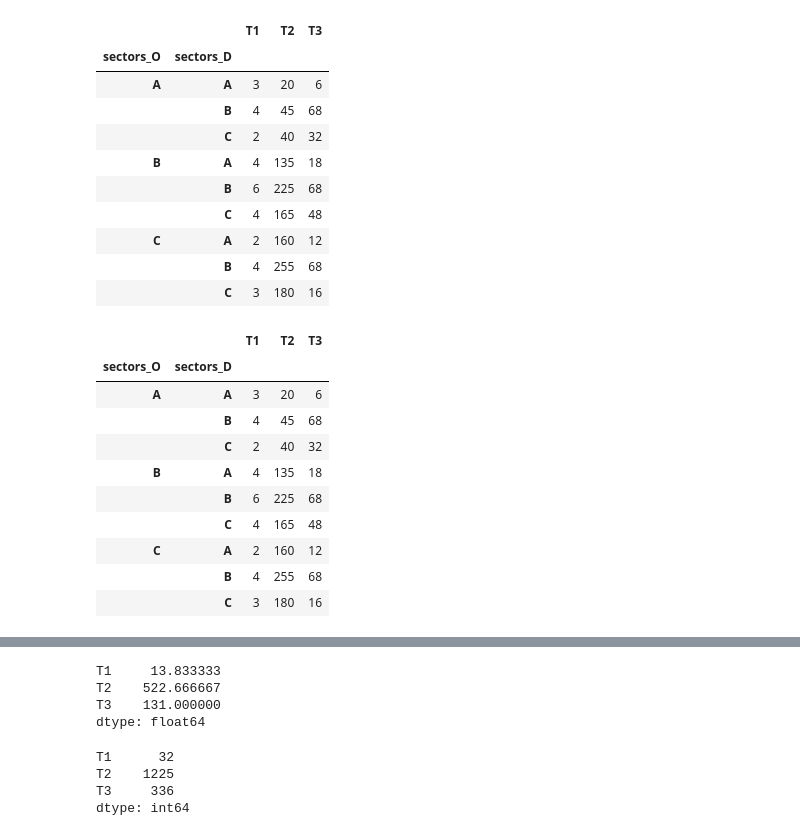
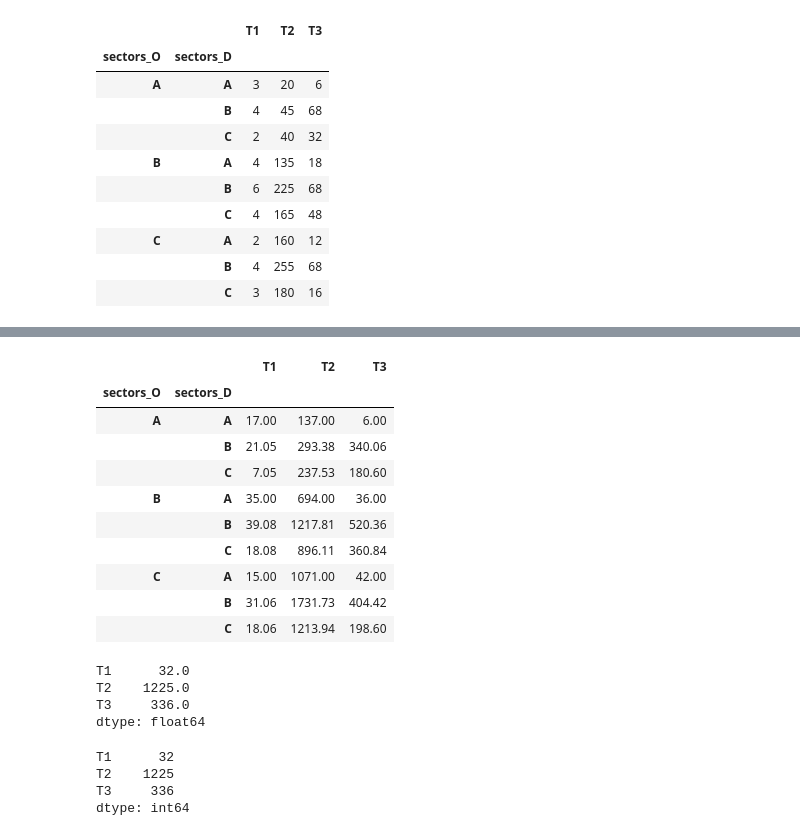
Before and after one commit to jabellcu/TPlanning_matrices, a Jupyter notebook: Matrix.ipynb, the cells around one changed output, grey strips where cells are left out. Saved outputs shown, nothing was run; the diff lists cells and outputs as text; code cells hidden in the pictures.

Commit message:
Refine rezone
rezone works for disaggregation
some additional example

```diff
--- a/Matrix.ipynb
+++ b/Matrix.ipynb
@@ -95,36 +91,39 @@ class Matrix(pd.DataFrame):
         '''Returns matrix as a tradicional 2D matrix.'''
         return self.to_panel()
 
+    #TODO:
+    @staticmethod
+    def from_panel(panel):
+        ...
+
     def rezone(self, mapping: pd.DataFrame, mapping_cols=['old', 'new'],
                weight_cols=None, calculate_proportions=True,
-               min_weight=0.00000001, check_output_tolerance=0.01):
+               min_weight=0.00000001) -> Matrix:
         '''Changes the zoning system based on mapping.
         A mapping is a correspondence between old zones and new zones.
 
            weights - ['Owght', 'Dwght'] to use for zone disaggregation
            calculate_proportions - if True, weight proportions will be
                calculated and applied
-           min_weight - value for weights with value zero
-           check_output_tolerance - will raise an error if the rezoned
-               matrix does not have totals similar to self'''
+           min_weight - value for weights with value zero'''
 
         if weight_cols:
 
             if len(weight_cols)!=2:
                 raise ValueError("weight_cols must be as in ['Owght', 'Dwght']")
 
+            Owght, Dwght = weight_cols
+
             #cap to min_weight
-            mapping = mapping[mapping_cols + weight_cols].copy()
-            for col in set(weight_cols):
-                mapping.loc[mapping[col] < min_weight, col] = min_weight
-
-            Owght, Dwght = weight_cols
-            Omap = mapping[mapping_cols + [Owght]].copy()
-            Dmap = mapping[mapping_cols + [Dwght]].copy()
+            Omap = mapping[mapping_cols].copy()
+            Omap[Owght] = mapping[Owght].where(mapping[Owght] > min_weight, min_weight)
+            Dmap = mapping[mapping_cols].copy()
+            Dmap[Dwght] = mapping[Dwght].where(mapping[Dwght] > min_weight, min_weight)
 
             if calculate_proportions:
+                #proportions always respect 'old' mapping column
                 Omap[Owght] = Omap.groupby(mapping_cols[0])[Owght].apply(lambda x: (x/x.sum()))
-                Dmap[Dwght] = Dmap.groupby(mapping_cols[1])[Dwght].apply(lambda x: (x/x.sum()))
+                Dmap[Dwght] = Dmap.groupby(mapping_cols[0])[Dwght].apply(lambda x: (x/x.sum()))
         else:
             Omap = mapping.reset_index()[mapping_cols]
             Dmap = Omap
@@ -142,7 +141,6 @@ class Matrix(pd.DataFrame):
 
             for col in self:
                 mat[col] = mat[col] * mat[Owght] * mat[Dwght]
-                #TODO: proportions are not applied correctly
 
         NewODnames = ['{}{}'.format(mapping_cols[1],s) for s in suffixes]
 
@@ -152,10 +150,8 @@ class Matrix(pd.DataFrame):
         mat = mat.groupby(NewODnames).sum()
         mat = Matrix(mat)
 
-        if check_output_tolerance:
-            if not all(abs(1-y/x) < check_output_tolerance
-                   for x,y in zip(self.TOTALS, mat.TOTALS)):
-                raise ValueError("rezone failed. New matrix does not have the same totals.")
+        if not all(x==y for x,y in zip(self.TOTALS, mat.TOTALS)):
+            print("WARNING: rezoned matrix does not preserve the matrix totals.")
 
         return mat
 
@@ -176,6 +172,11 @@ class Matrix(pd.DataFrame):
         '''Returns a submatrix with the origins and destinations specified in zoning'''
         zoning_intersect = self.index.intersection(zoning)
         return self.reindex(zoning_intersect)
+
+    #TODO
+    @staticmethod
+    def read_EMME(file):
+        ...
 # %%
 mat = Matrix(m)
 mat
@@ -259,7 +260,7 @@ mapping = pd.DataFrame({
         'sectors': 'A B A B B B C C C'.split(),
         'zones':   [1,2,2,3,4,5,6,7,5],
         'Val1':    [1,4,4,2,1,3,1,4,2],
-        'Val2':    [3,0,1,2,1,3,3,1,0]
+        'Val2':    [3,0.01,1,2,1,3,3,1,0.01]
     })
 # %%
 mat.rezone(basicmapping, ['zones', 'sectors'])
@@ -275,21 +276,7 @@ mat.rezone(basicmapping, ['zones', 'sectors'])
 | C | A | 2 | 160 | 12 |
 |  | B | 4 | 255 | 68 |
 |  | C | 3 | 180 | 16 |
-# %%
-mat.rezone(basicmapping, ['zones', 'sectors'])
-# %% [output]
-|  |  | T1 | T2 | T3 |
-| sectors_O | sectors_D |  |  |  |
-| A | A | 3 | 20 | 6 |
-|  | B | 4 | 45 | 68 |
-|  | C | 2 | 40 | 32 |
-| B | A | 4 | 135 | 18 |
-|  | B | 6 | 225 | 68 |
-|  | C | 4 | 165 | 48 |
-| C | A | 2 | 160 | 12 |
-|  | B | 4 | 255 | 68 |
-|  | C | 3 | 180 | 16 |
 # %%
-rezoned = mat.rezone(mapping, ['zones', 'sectors'], weight_cols=['Val1', 'Val1'], check_output_tolerance=0)
+rezoned = mat.rezone(mapping, ['zones', 'sectors'], weight_cols=['Val1', 'Val2'])
 rezoned
 # %% [output]
@@ -297,9 +284,20 @@ ValueError: cannot copy sequence with size 2 to array axis with dimension 9
+|  |  | T1 | T2 | T3 |
+| sectors_O | sectors_D |  |  |  |
+| A | A | 17.00 | 137.00 | 6.00 |
+|  | B | 21.05 | 293.38 | 340.06 |
+|  | C | 7.05 | 237.53 | 180.60 |
+| B | A | 35.00 | 694.00 | 36.00 |
+|  | B | 39.08 | 1217.81 | 520.36 |
+|  | C | 18.08 | 896.11 | 360.84 |
+| C | A | 15.00 | 1071.00 | 42.00 |
+|  | B | 31.06 | 1731.73 | 404.42 |
+|  | C | 18.06 | 1213.94 | 198.60 |
 # %%
 rezoned.TOTALS
 # %% [output]
-T1     13.833333
-T2    522.666667
-T3    131.000000
+T1      32.0
+T2    1225.0
+T3     336.0
 dtype: float64
 # %%
 mat.TOTALS
```
Also changed, not shown: parts of 2 cells of this notebook, 2 other files.
